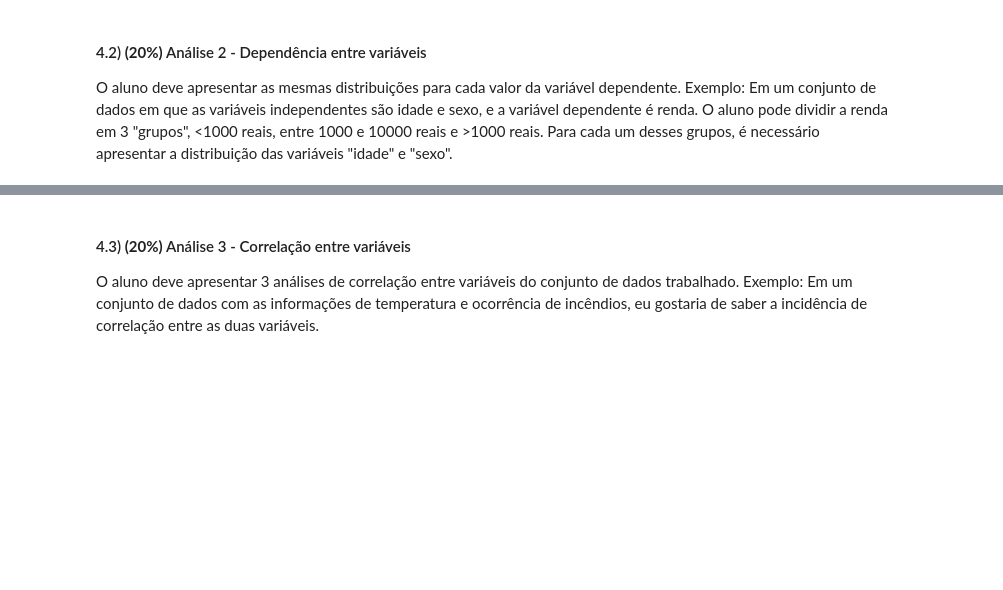
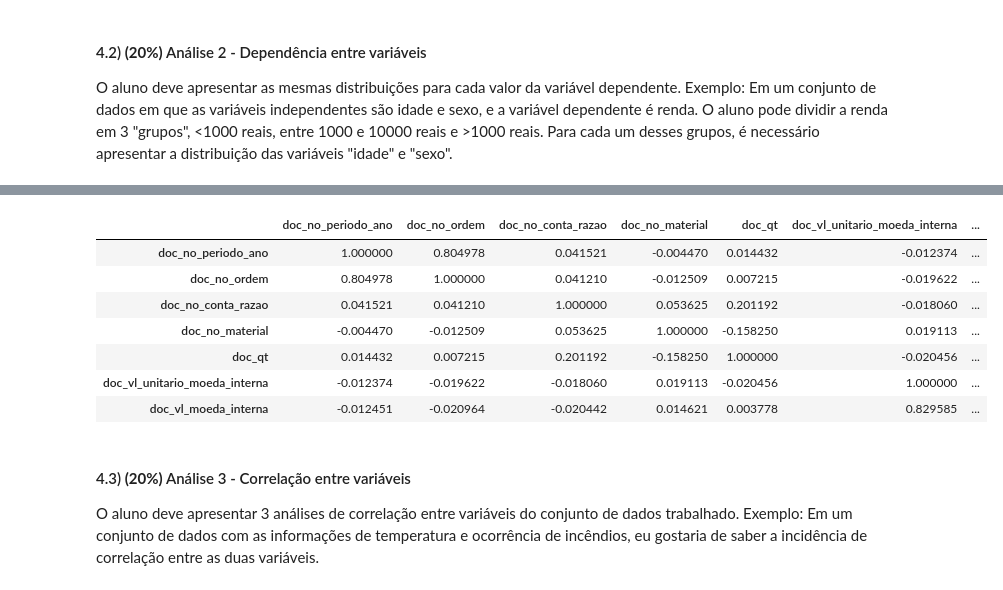
Before and after one commit to benjblara/aed_projeto_1, a Jupyter notebook: aed_projeto_1.ipynb, the cells around one changed output, grey strips where cells are left out. Cells and saved outputs as stored; diff of their text form; code cells hidden in the pictures; blank space fills up the shorter version.

```diff
--- a/aed_projeto_1.ipynb
+++ b/aed_projeto_1.ipynb
@@ -261,3 +375,18 @@ O aluno deve apresentar as mesmas distribuições para cada valor da variável d
+# %%
+df["doc_cd_tipo_avaliacao"].value_counts(normalize=True)
+# mostrar a correlacao da avaliacao do material com o percentual de ordens por frota ?
+#df['doc_cd_tipo_avaliacao'].corr(df['ord_cd_tipo_ordem'])
+#df['doc_no_periodo_ano'].corr(df['doc_qt'].value_counts())
+df.corr()
+# %% [output]
+|  | doc_no_periodo_ano | doc_no_ordem | doc_no_conta_razao | doc_no_material | doc_qt | doc_vl_unitario_moeda_interna | ... |
+| doc_no_periodo_ano | 1.000000 | 0.804978 | 0.041521 | -0.004470 | 0.014432 | -0.012374 | ... |
+| doc_no_ordem | 0.804978 | 1.000000 | 0.041210 | -0.012509 | 0.007215 | -0.019622 | ... |
+| doc_no_conta_razao | 0.041521 | 0.041210 | 1.000000 | 0.053625 | 0.201192 | -0.018060 | ... |
+| doc_no_material | -0.004470 | -0.012509 | 0.053625 | 1.000000 | -0.158250 | 0.019113 | ... |
+| doc_qt | 0.014432 | 0.007215 | 0.201192 | -0.158250 | 1.000000 | -0.020456 | ... |
+| doc_vl_unitario_moeda_interna | -0.012374 | -0.019622 | -0.018060 | 0.019113 | -0.020456 | 1.000000 | ... |
+| doc_vl_moeda_interna | -0.012451 | -0.020964 | -0.020442 | 0.014621 | 0.003778 | 0.829585 | ... |
 # %% [markdown]
 #### 4.3) **(20%)** Análise 3 - Correlação entre variáveis
 
```
Also changed, not shown: parts of 22 cells of this notebook.
